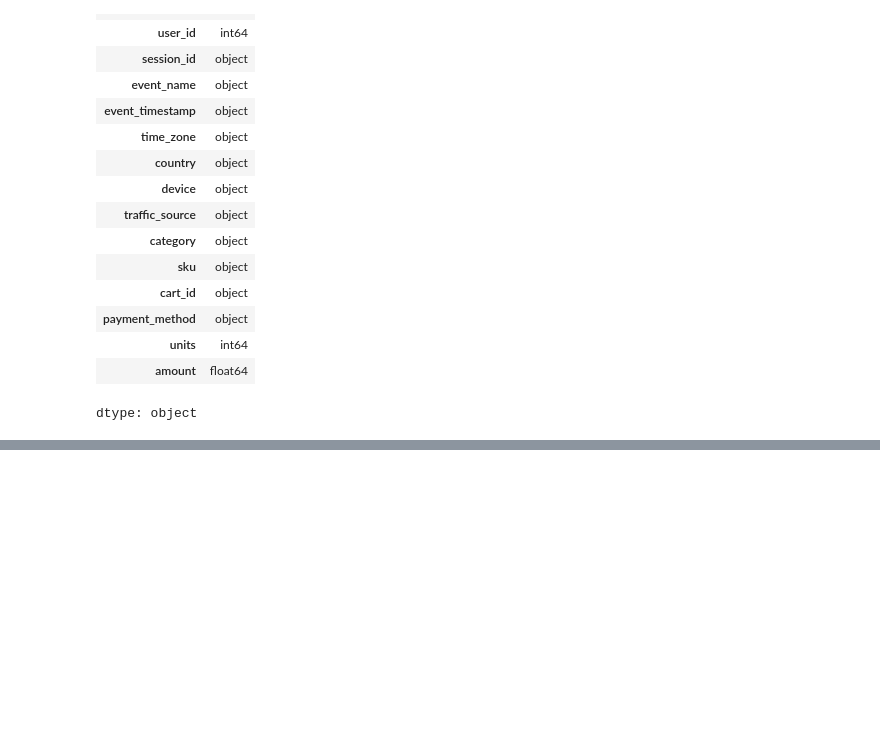
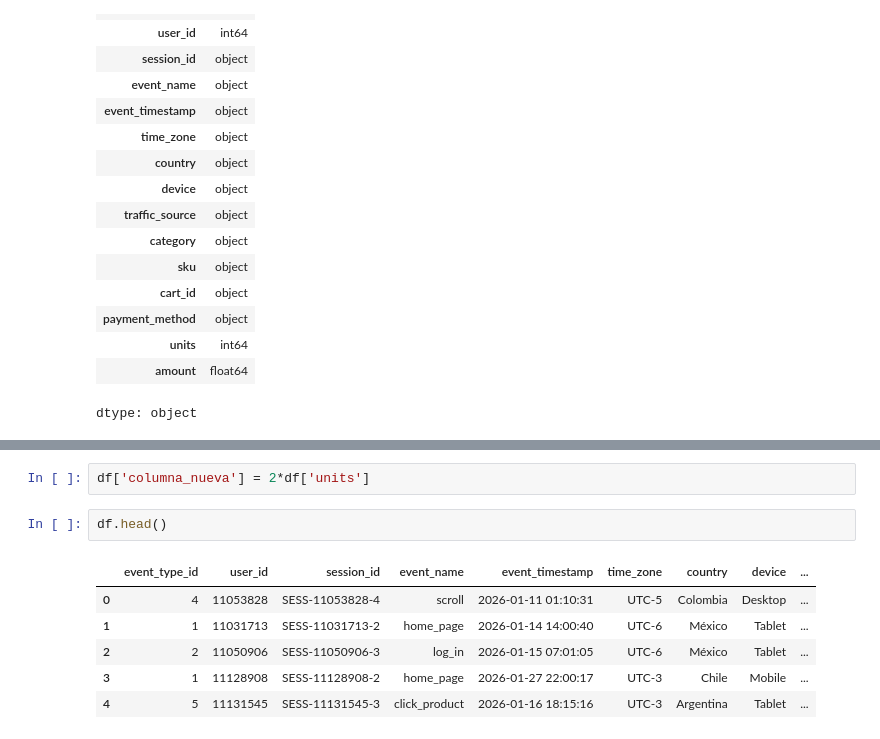
Before and after one commit to hector1994/TT-DA-95-GIT-EXPERIMENT, a Jupyter notebook: GITHUB_Mini_experiment.ipynb, the cells around one changed output, grey strips where cells are left out. Drawn from its saved outputs; the diff is of its cells as text; blank space fills up the shorter version.

Commit message:
Hemos creado una columna nueva, y esta columna es simplemente, el doble de la columna units.

```diff
--- a/GITHUB_Mini_experiment.ipynb
+++ b/GITHUB_Mini_experiment.ipynb
@@ -48,0 +81,11 @@ dtype: object
+# %%
+df['columna_nueva'] = 2*df['units']
+# %%
+df.head()
+# %% [output]
+|  | event_type_id | user_id | session_id | event_name | event_timestamp | time_zone | country | device | ... |
+| 0 | 4 | 11053828 | SESS-11053828-4 | scroll | 2026-01-11 01:10:31 | UTC-5 | Colombia | Desktop | ... |
+| 1 | 1 | 11031713 | SESS-11031713-2 | home_page | 2026-01-14 14:00:40 | UTC-6 | México | Tablet | ... |
+| 2 | 2 | 11050906 | SESS-11050906-3 | log_in | 2026-01-15 07:01:05 | UTC-6 | México | Tablet | ... |
+| 3 | 1 | 11128908 | SESS-11128908-2 | home_page | 2026-01-27 22:00:17 | UTC-3 | Chile | Mobile | ... |
+| 4 | 5 | 11131545 | SESS-11131545-3 | click_product | 2026-01-16 18:15:16 | UTC-3 | Argentina | Tablet | ... |
```
Also changed, not shown: parts of 3 cells of this notebook.
